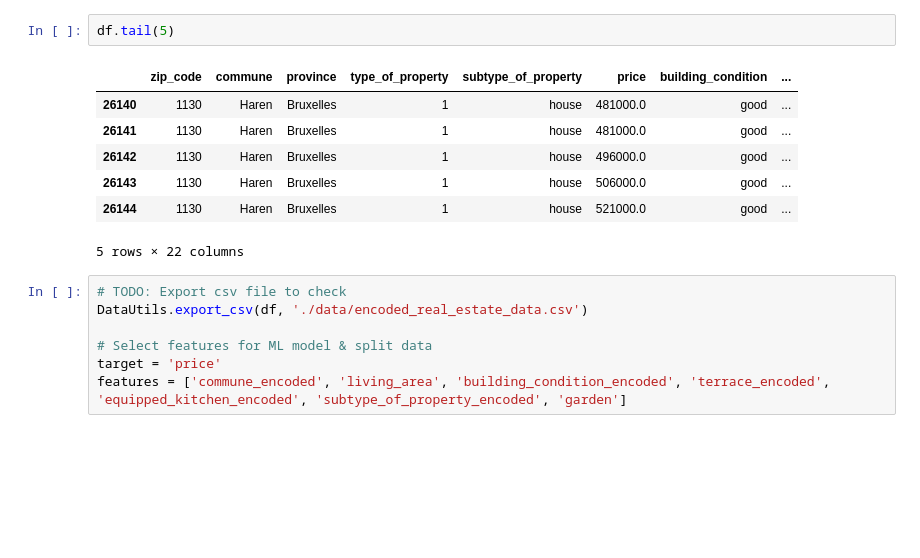
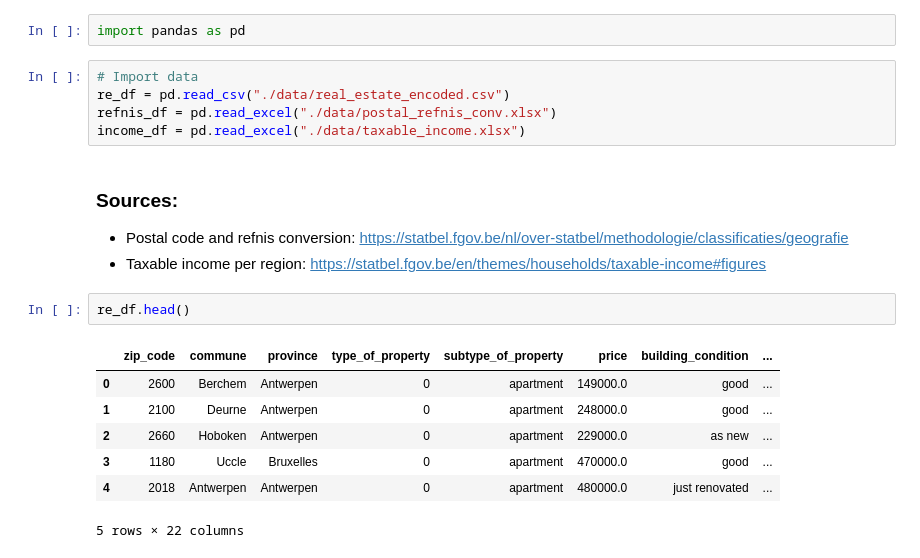
Before and after one commit to Miriam-Stoehr/challenge-regression, a Jupyter notebook: testing.ipynb, the cells around one changed output. Drawn from its saved outputs; the diff is of its cells as text; blank space fills up the shorter version.

Commit message:
Income imported; Result improved

```diff
--- a/testing.ipynb
+++ b/testing.ipynb
@@ -116,17 +1,21 @@ df = FeatureUtils.encode_ordinal(df, column='commune')
-# %%
-df.tail(5)
-# %% [output]
-|  | zip_code | commune | province | type_of_property | subtype_of_property | price | building_condition | ... |
-| 26140 | 1130 | Haren | Bruxelles | 1 | house | 481000.0 | good | ... |
-| 26141 | 1130 | Haren | Bruxelles | 1 | house | 481000.0 | good | ... |
-| 26142 | 1130 | Haren | Bruxelles | 1 | house | 496000.0 | good | ... |
-| 26143 | 1130 | Haren | Bruxelles | 1 | house | 506000.0 | good | ... |
-| 26144 | 1130 | Haren | Bruxelles | 1 | house | 521000.0 | good | ... |
-5 rows × 22 columns
-# %%
-# TODO: Export csv file to check
-DataUtils.export_csv(df, './data/encoded_real_estate_data.csv')
-
-# Select features for ML model & split data
-target = 'price'
-features = ['commune_encoded', 'living_area', 'building_condition_encoded', 'terrace_encoded', 'equipped_kitchen_encoded', 'subtype_of_property_encoded', 'garden']
+# %%
+import pandas as pd
+# %%
+# Import data
+re_df = pd.read_csv("./data/real_estate_encoded.csv")
+refnis_df = pd.read_excel("./data/postal_refnis_conv.xlsx")
+income_df = pd.read_excel("./data/taxable_income.xlsx")
+# %% [markdown]
+### Sources:
+- Postal code and refnis conversion: https://statbel.fgov.be/nl/over-statbel/methodologie/classificaties/geografie
+- Taxable income per region: https://statbel.fgov.be/en/themes/households/taxable-income#figures
+# %%
+re_df.head()
+# %% [output]
+|  | zip_code | commune | province | type_of_property | subtype_of_property | price | building_condition | ... |
+| 0 | 2600 | Berchem | Antwerpen | 0 | apartment | 149000.0 | good | ... |
+| 1 | 2100 | Deurne | Antwerpen | 0 | apartment | 248000.0 | good | ... |
+| 2 | 2660 | Hoboken | Antwerpen | 0 | apartment | 229000.0 | as new | ... |
+| 3 | 1180 | Uccle | Bruxelles | 0 | apartment | 470000.0 | good | ... |
+| 4 | 2018 | Antwerpen | Antwerpen | 0 | apartment | 480000.0 | just renovated | ... |
+5 rows × 22 columns
```
Also changed, not shown: parts of 20 cells of this notebook, 8 other files.
